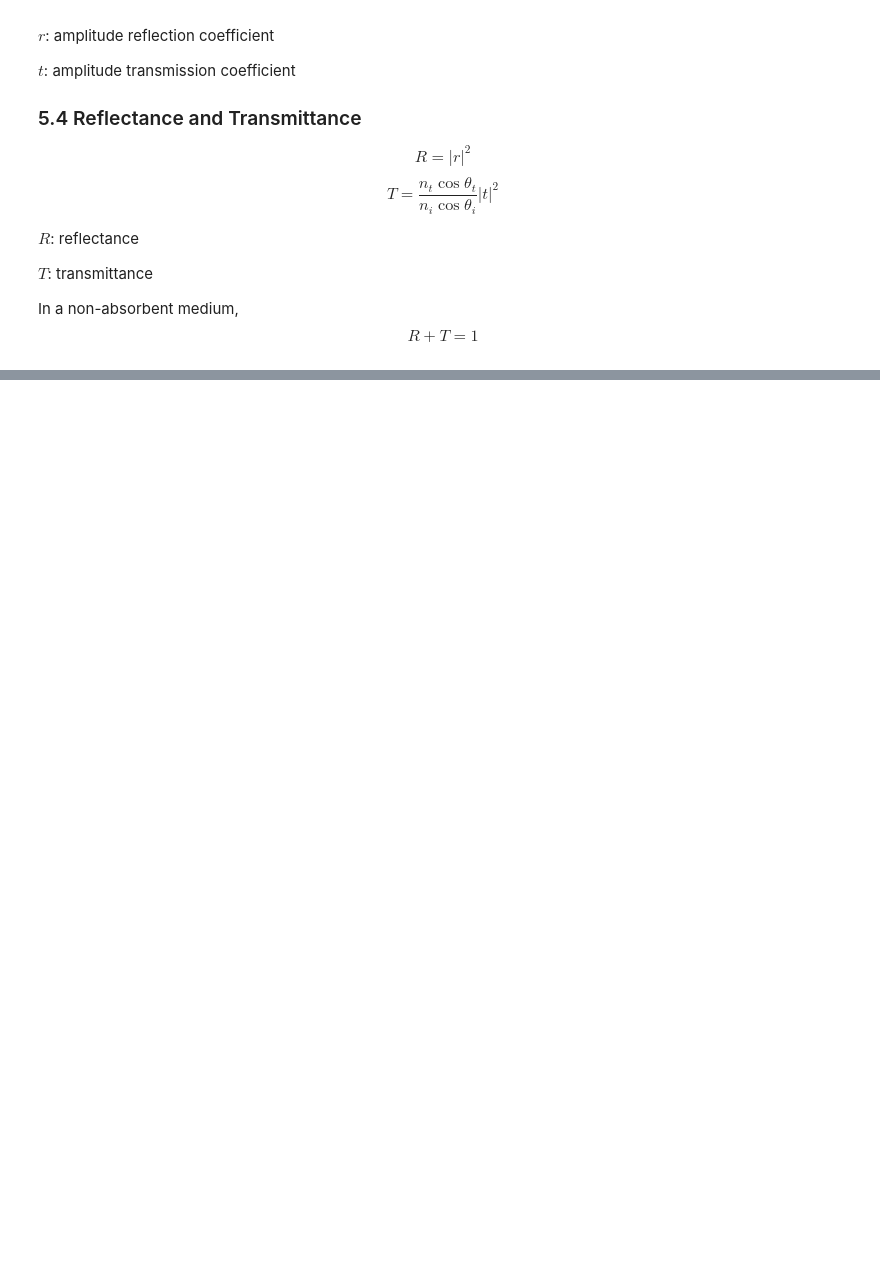
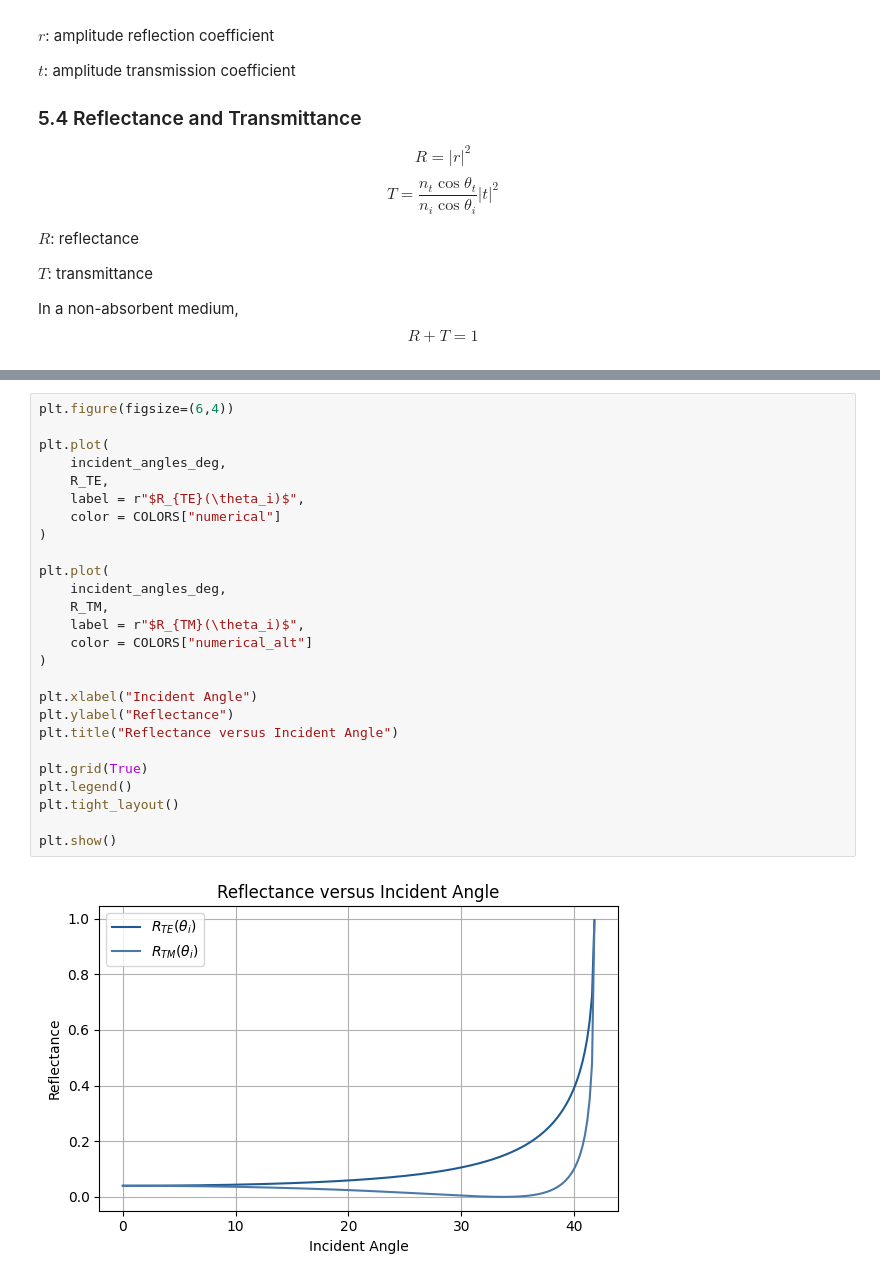
Before and after one commit to hyerim1212/maxwell-to-programmable-photonics, a Jupyter notebook: notebooks/07_electromagnetic_waves_and_dielectric_interfaces.ipynb, the cells around one changed output, grey strips where cells are left out. Saved outputs shown, nothing was run; the diff lists cells and outputs as text; blank space fills up the shorter version.

```diff
--- a/notebooks/07_electromagnetic_waves_and_dielectric_interfaces.ipynb
+++ b/notebooks/07_electromagnetic_waves_and_dielectric_interfaces.ipynb
@@ -462,0 +543,28 @@ Discuss the following questions:
+# %%
+plt.figure(figsize=(6,4))
+
+plt.plot(
+    incident_angles_deg,
+    R_TE,
+    label = r"$R_{TE}(\theta_i)$",
+    color = COLORS["numerical"]
+)
+
+plt.plot(
+    incident_angles_deg,
+    R_TM,
+    label = r"$R_{TM}(\theta_i)$",
+    color = COLORS["numerical_alt"]
+)
+
+plt.xlabel("Incident Angle")
+plt.ylabel("Reflectance")
+plt.title("Reflectance versus Incident Angle")
+
+plt.grid(True)
+plt.legend()
+plt.tight_layout()
+
+plt.show()
+# %% [output]
+[figure, added]
```
Also changed, not shown: parts of 13 cells of this notebook.
